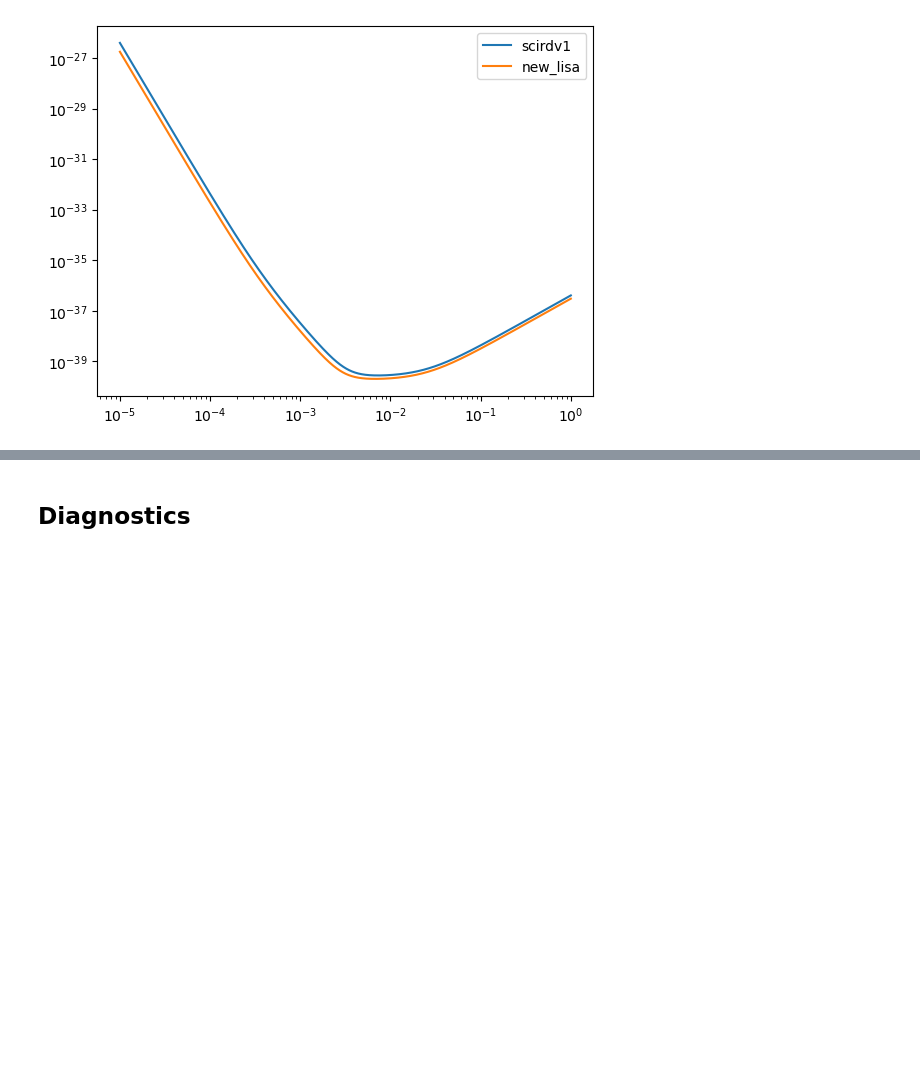
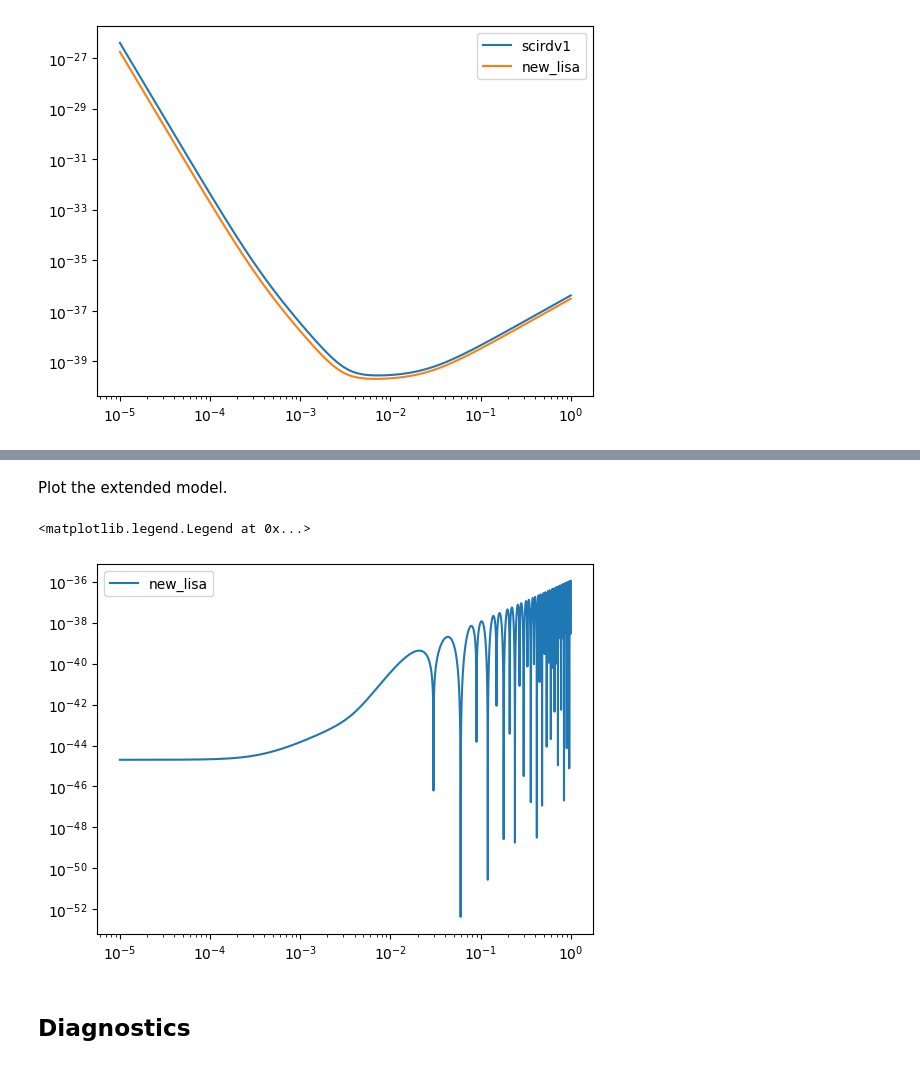
Before and after one commit to mikekatz04/LISAanalysistools, a Jupyter notebook: docs/source/lisatools_tutorial.ipynb, the cells around one changed output, grey strips where cells are left out. Drawn from its saved outputs; the diff is of its cells as text; code cells hidden in the pictures; blank space fills up the shorter version.

```diff
--- a/docs/source/lisatools_tutorial.ipynb
+++ b/docs/source/lisatools_tutorial.ipynb
@@ -202,6 +208,7 @@ A `LISAModel` is a combination of sensitivity information and orbits. For the se
 # %%
 oms_noise_term = (13.0e-12) ** 2
 acceleration_noise_term = (2.0e-15) ** 2
+equal = EqualArmlengthOrbits()
 new_lisa = LISAModel(oms_noise_term, acceleration_noise_term, equal, "new_lisa")
 # %%
 # example stock model
@@ -225,0 +263,8 @@ plt.legend()
+# %%
+isi_oms_level = 6.35e-12
+rfi_oms_level = 3.32e-12
+tmi_oms_level = 1.42e-12
+tm_noise_level = 2.4e-15
+rfi_backlink_level = 3.0E-12
+tmi_backlink_level = 3.0E-12
+extended = ExtendedLISAModel(isi_oms_level, rfi_oms_level, tmi_oms_level, tm_noise_level, rfi_backlink_level, tmi_backlink_level, equal, "extended")
@@ -226,3 +280,13 @@ plt.legend()
+# %% [markdown]
+Plot the extended model.
+# %%
+f = np.logspace(-5, 0, 10000)
+Sn = get_sensitivity(f, sens_fn="X2TDISens", model=extended)
+plt.loglog(f, Sn, label=model.name)
+plt.legend()
+# %% [output]
+<matplotlib.legend.Legend at 0x...>
+[figure, added]
 # %% [markdown]
 ## Diagnostics
 # %% [markdown]
```
Also changed, not shown: parts of 27 cells of this notebook, 54 other files.
